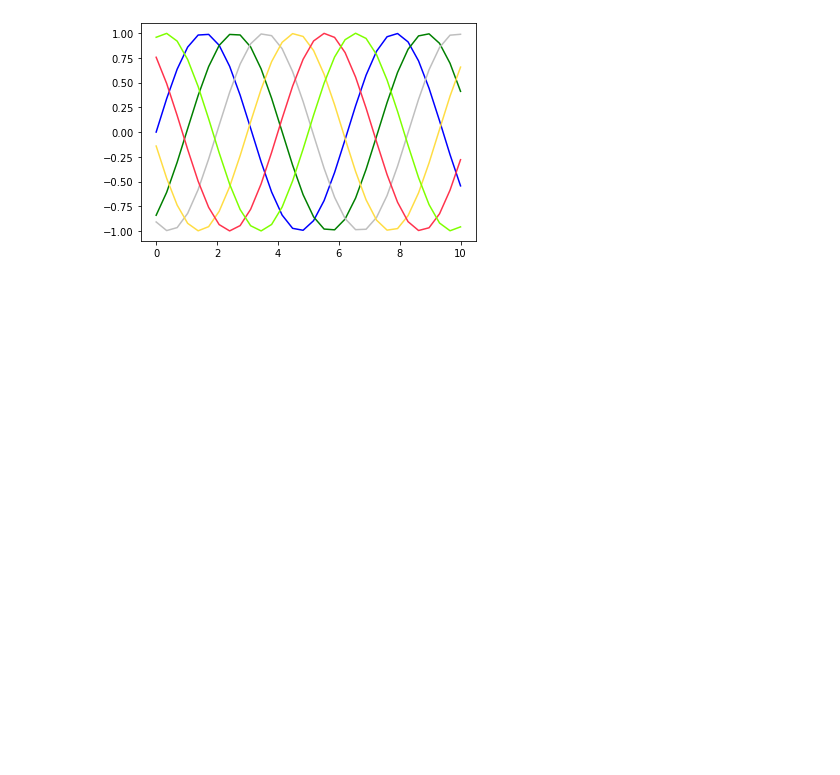
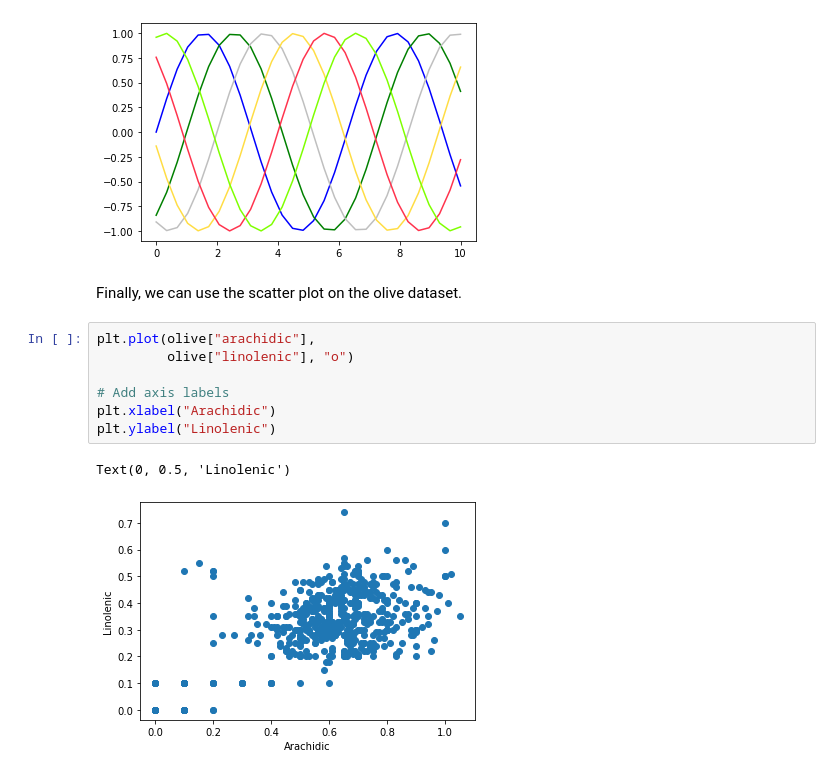
Before and after one commit to turgeonmaxime/f21-data2010, a Jupyter notebook: notebooks/dataviz-matplotlib.ipynb, the cells around one changed output. Cells and saved outputs as stored; diff of their text form; blank space fills up the shorter version.

```diff
--- a/notebooks/dataviz-matplotlib.ipynb
+++ b/notebooks/dataviz-matplotlib.ipynb
@@ -261,3 +291,15 @@ plt.plot(x, np.sin(x - 5), color='chartreuse')  # all HTML color names supported
 # %% [output]
 [<matplotlib.lines.Line2D at 0x...>]
 [figure]
+# %% [markdown]
+Finally, we can use the scatter plot on the olive dataset.
+# %%
+plt.plot(olive["arachidic"],
+         olive["linolenic"], "o")
+
+# Add axis labels
+plt.xlabel("Arachidic")
+plt.ylabel("Linolenic")
+# %% [output]
+Text(0, 0.5, 'Linolenic')
+[figure, added]
```
Also changed, not shown: parts of 16 cells of this notebook.
